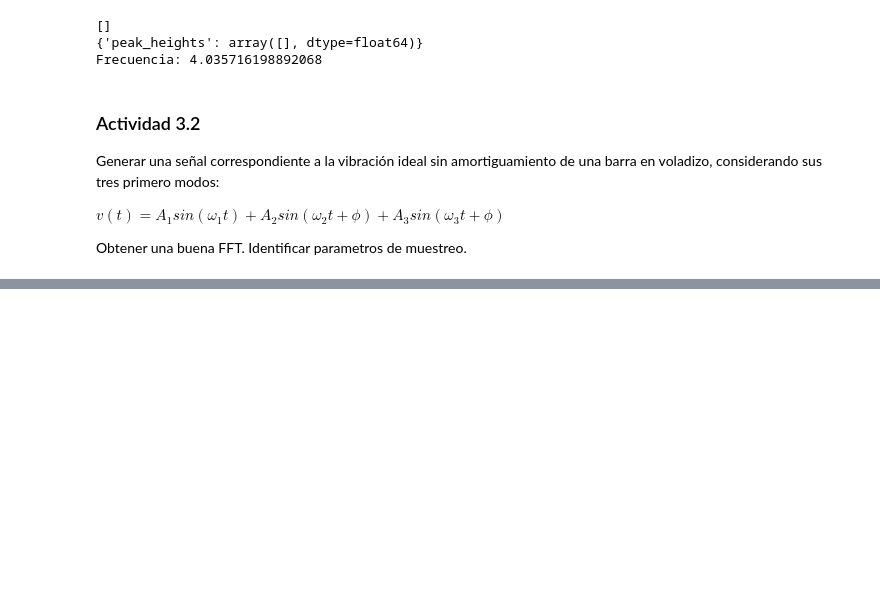
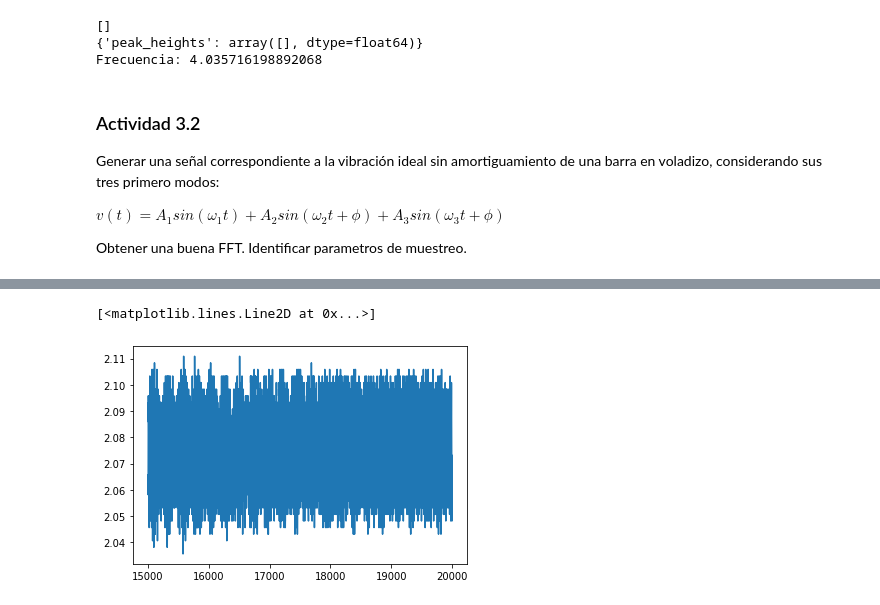
Before and after one commit to LunaKadysz/Laboratorio-4, a Jupyter notebook: Practica3/Practica3.ipynb, the cells around one changed output, grey strips where cells are left out. Drawn from its saved outputs; the diff is of its cells as text; code cells hidden in the pictures; blank space fills up the shorter version.

```diff
--- a/Practica3/Practica3.ipynb
+++ b/Practica3/Practica3.ipynb
@@ -192,0 +203,8 @@ files['acero_2']
+# %%
+%matplotlib inline
+t_ = np.where(np.logical_and(t>=15, t<20))[0]
+v_ = v[15000:20000]
+plt.plot(t_,v_)
+# %% [output]
+[<matplotlib.lines.Line2D at 0x...>]
+[figure, added]
```
Also changed, not shown: parts of 10 cells of this notebook.
